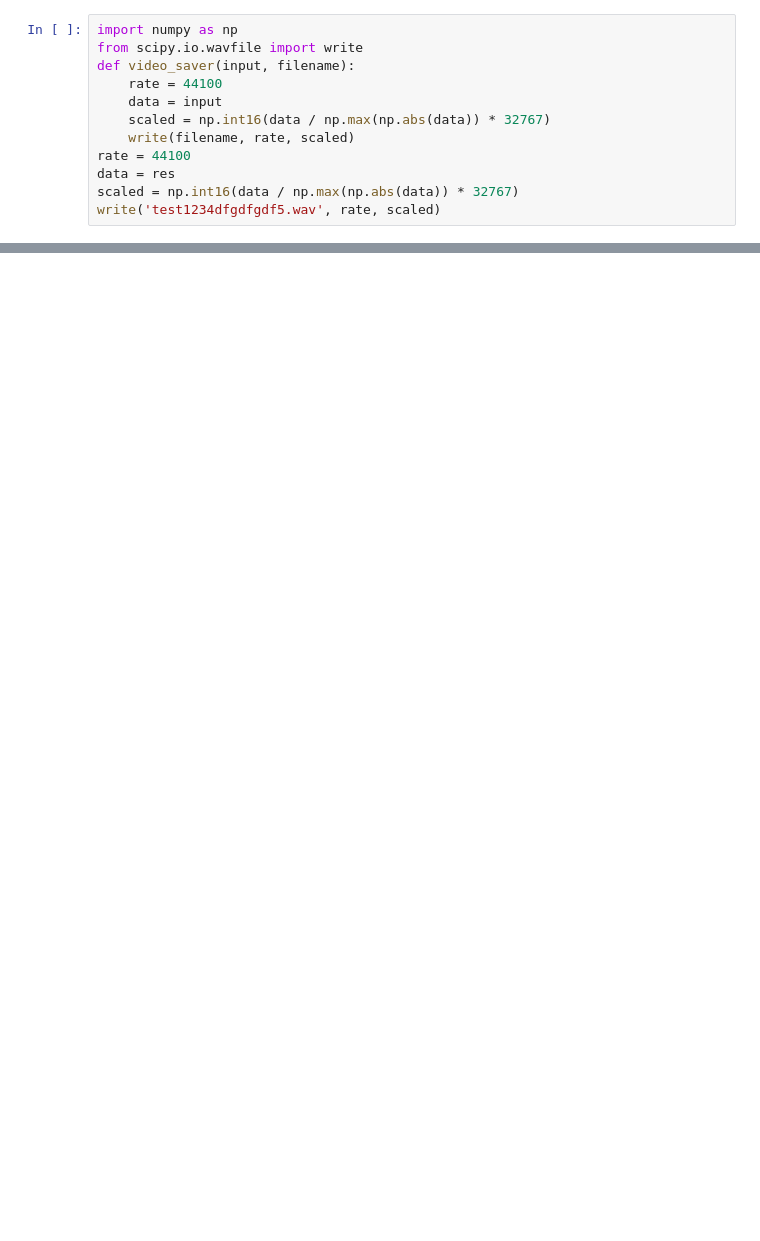
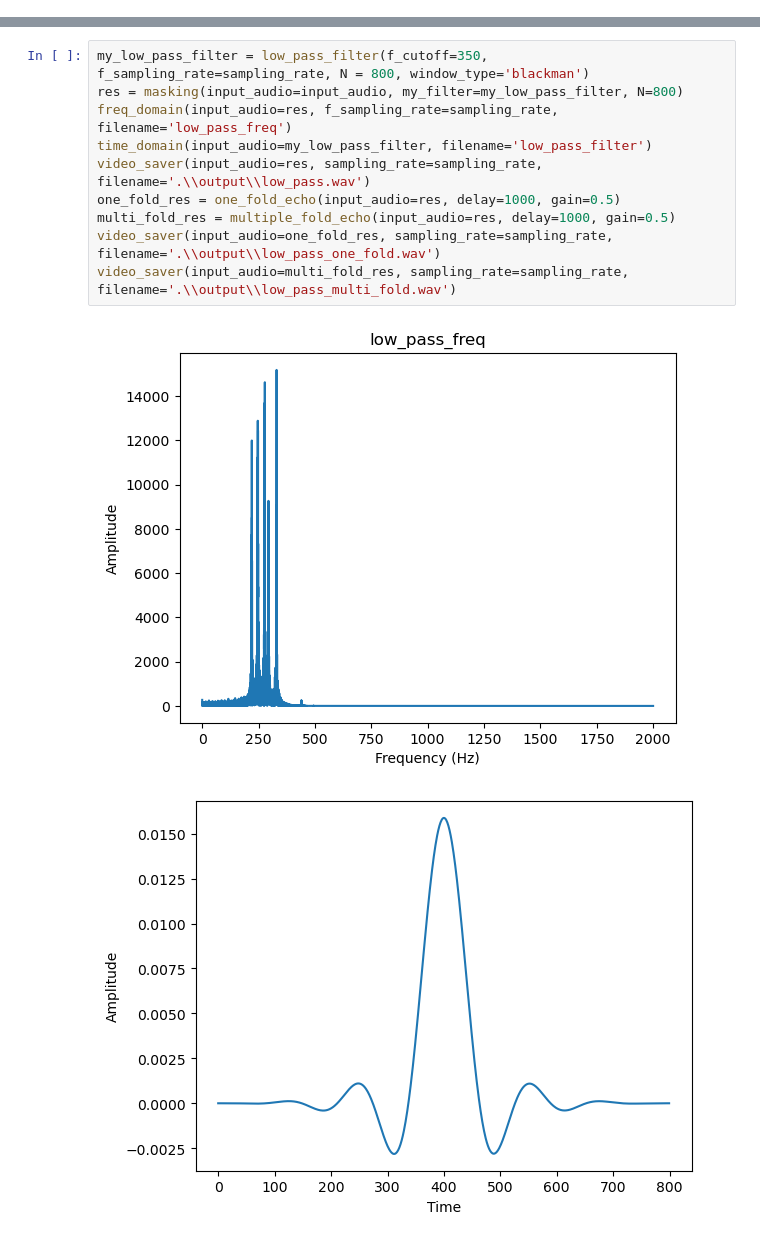
Before and after one commit to 108062138/multimedia-hw2, a Jupyter notebook: Q2/2.ipynb, the cells around one changed output, grey strips where cells are left out. Cells and saved outputs as stored; diff of their text form; blank space fills up the shorter version.

```diff
--- a/Q2/2.ipynb
+++ b/Q2/2.ipynb
@@ -78,12 +129,0 @@ sedrtfsedrgaserfdszedf
-# %%
-import numpy as np
-from scipy.io.wavfile import write
-def video_saver(input, filename):
-    rate = 44100
-    data = input
-    scaled = np.int16(data / np.max(np.abs(data)) * 32767)
-    write(filename, rate, scaled)
-rate = 44100
-data = res
-scaled = np.int16(data / np.max(np.abs(data)) * 32767)
-write('test1234dfgdfgdf5.wav', rate, scaled)
@@ -89,0 +136,13 @@ write('test1234dfgdfgdf5.wav', rate, scaled)
+# %%
+my_low_pass_filter = low_pass_filter(f_cutoff=350, f_sampling_rate=sampling_rate, N = 800, window_type='blackman')
+res = masking(input_audio=input_audio, my_filter=my_low_pass_filter, N=800)
+freq_domain(input_audio=res, f_sampling_rate=sampling_rate, filename='low_pass_freq')
+time_domain(input_audio=my_low_pass_filter, filename='low_pass_filter')
+video_saver(input_audio=res, sampling_rate=sampling_rate, filename='.\\output\\low_pass.wav')
+one_fold_res = one_fold_echo(input_audio=res, delay=1000, gain=0.5)
+multi_fold_res = multiple_fold_echo(input_audio=res, delay=1000, gain=0.5)
+video_saver(input_audio=one_fold_res, sampling_rate=sampling_rate, filename='.\\output\\low_pass_one_fold.wav')
+video_saver(input_audio=multi_fold_res, sampling_rate=sampling_rate, filename='.\\output\\low_pass_multi_fold.wav')
+# %% [output]
+[figure, added]
+[figure, added]
```
Also changed, not shown: parts of 11 cells of this notebook, 13 other files.
